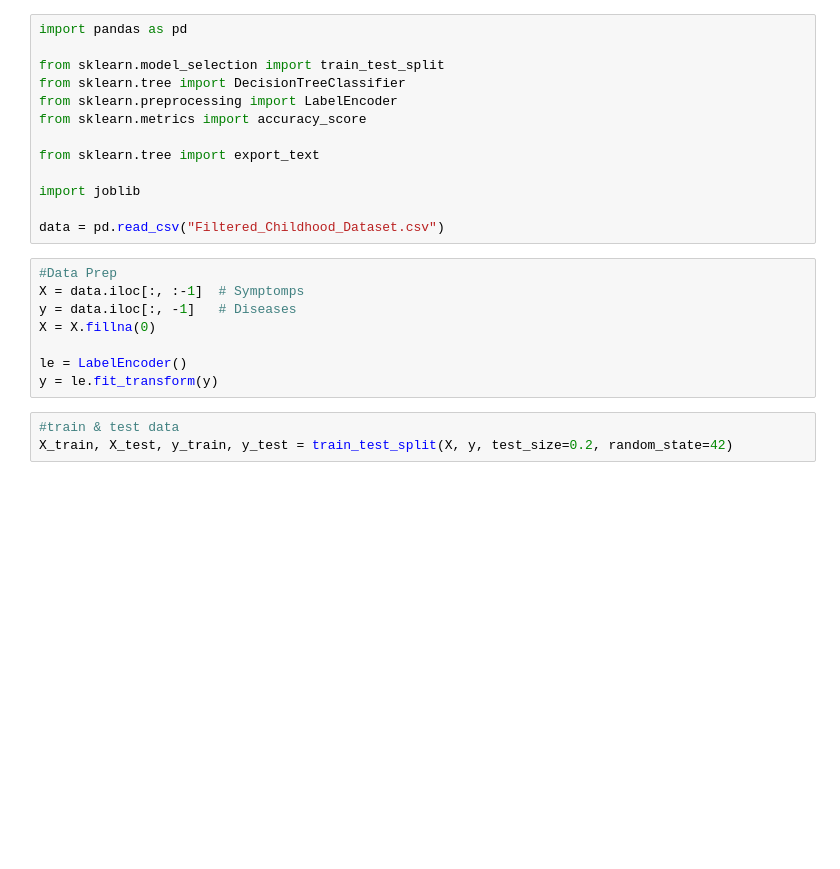
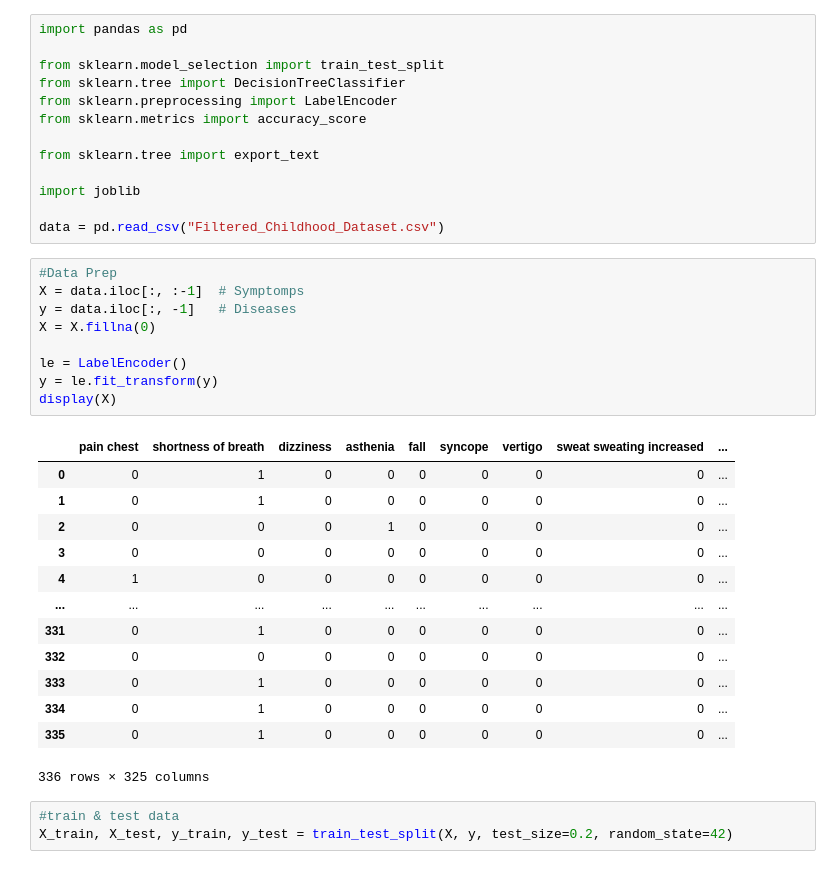
Before and after one commit to daniel-njoroge/Childhood-Disease-Diagnosis-Model, a Jupyter notebook: Prediction_Model.ipynb, the cells around one changed output. Saved outputs shown, nothing was run; the diff lists cells and outputs as text; blank space fills up the shorter version.

```diff
--- a/Prediction_Model.ipynb
+++ b/Prediction_Model.ipynb
@@ -14,11 +14,26 @@ data = pd.read_csv("Filtered_Childhood_Dataset.csv")
 # %%
 #Data Prep
 X = data.iloc[:, :-1]  # Symptomps
 y = data.iloc[:, -1]   # Diseases
 X = X.fillna(0)
 
 le = LabelEncoder()
 y = le.fit_transform(y)
+display(X)
+# %% [output]
+|  | pain chest | shortness of breath | dizziness | asthenia | fall | syncope | vertigo | sweat sweating increased | ... |
+| 0 | 0 | 1 | 0 | 0 | 0 | 0 | 0 | 0 | ... |
+| 1 | 0 | 1 | 0 | 0 | 0 | 0 | 0 | 0 | ... |
+| 2 | 0 | 0 | 0 | 1 | 0 | 0 | 0 | 0 | ... |
+| 3 | 0 | 0 | 0 | 0 | 0 | 0 | 0 | 0 | ... |
+| 4 | 1 | 0 | 0 | 0 | 0 | 0 | 0 | 0 | ... |
+| ... | ... | ... | ... | ... | ... | ... | ... | ... | ... |
+| 331 | 0 | 1 | 0 | 0 | 0 | 0 | 0 | 0 | ... |
+| 332 | 0 | 0 | 0 | 0 | 0 | 0 | 0 | 0 | ... |
+| 333 | 0 | 1 | 0 | 0 | 0 | 0 | 0 | 0 | ... |
+| 334 | 0 | 1 | 0 | 0 | 0 | 0 | 0 | 0 | ... |
+| 335 | 0 | 1 | 0 | 0 | 0 | 0 | 0 | 0 | ... |
+336 rows × 325 columns
 # %%
 #train & test data
 X_train, X_test, y_train, y_test = train_test_split(X, y, test_size=0.2, random_state=42)
```
Also changed, not shown: parts of 3 cells of this notebook, 5 other files.
